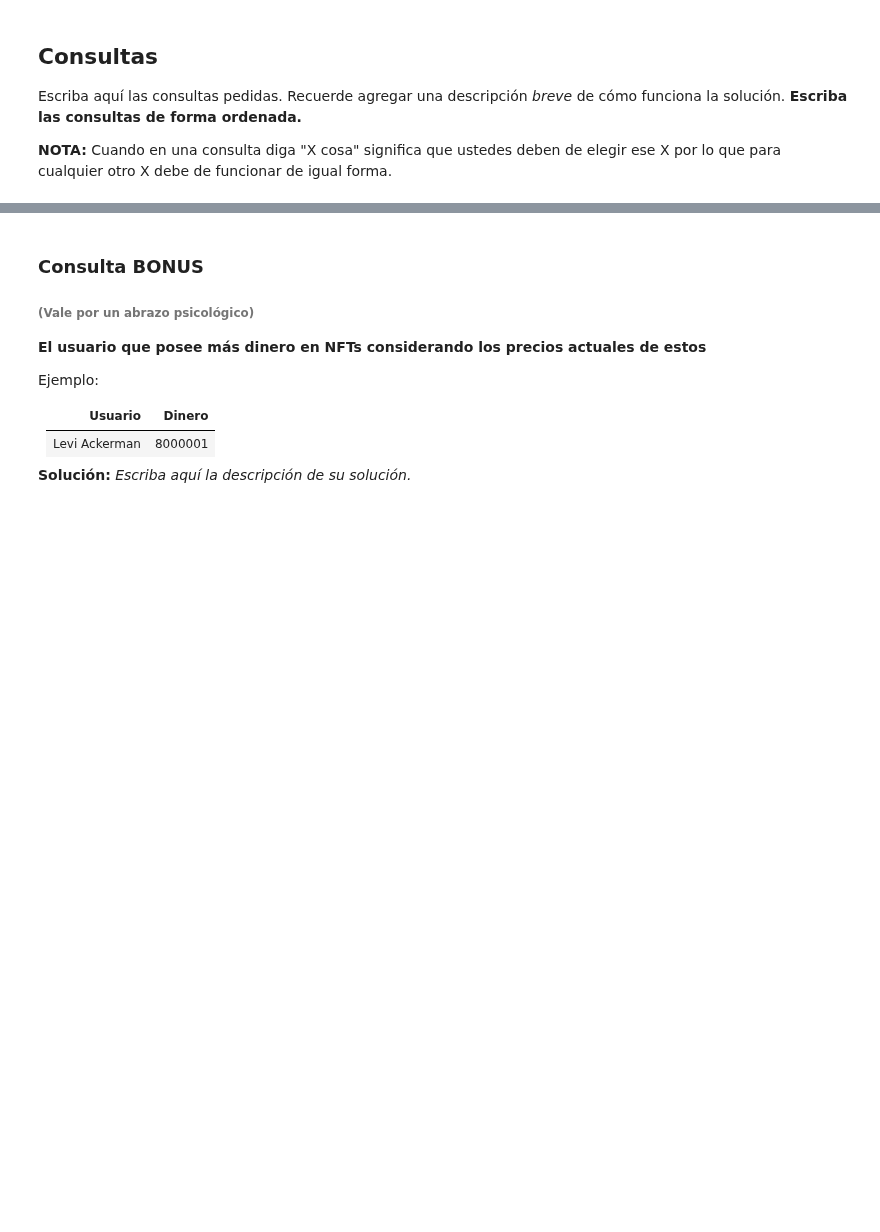
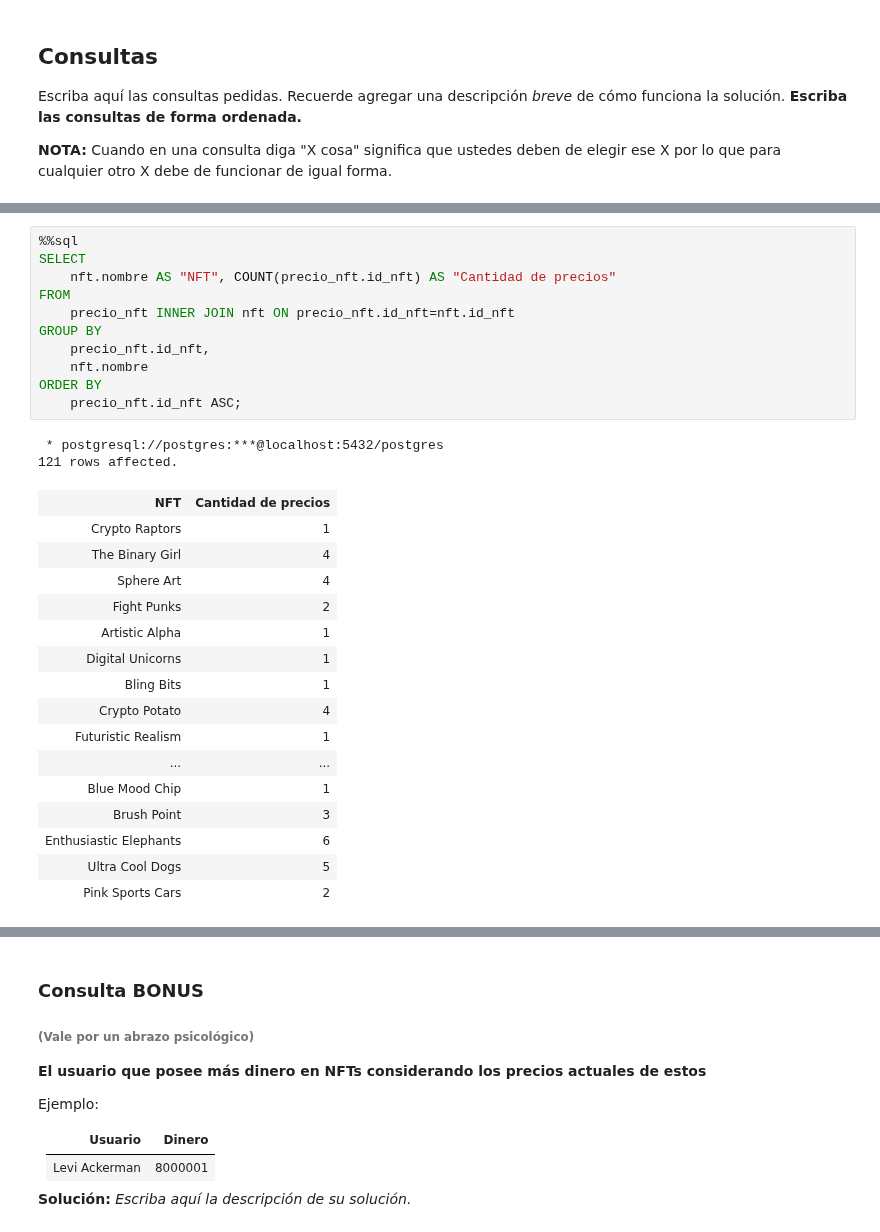
Before and after one commit to cristobalP02/tareas_BaseDeDatos, a Jupyter notebook: Tarea1_Grupo17.ipynb, the cells around one changed output, grey strips where cells are left out. Saved outputs shown, nothing was run; the diff lists cells and outputs as text; blank space fills up the shorter version.

```diff
--- a/Tarea1_Grupo17.ipynb
+++ b/Tarea1_Grupo17.ipynb
@@ -526,0 +347,30 @@ WHERE
+# %%
+%%sql
+SELECT
+    nft.nombre AS "NFT", COUNT(precio_nft.id_nft) AS "Cantidad de precios"
+FROM
+    precio_nft INNER JOIN nft ON precio_nft.id_nft=nft.id_nft
+GROUP BY
+    precio_nft.id_nft,
+    nft.nombre
+ORDER BY
+    precio_nft.id_nft ASC;
+# %% [output]
+ * postgresql://postgres:***@localhost:5432/postgres
+121 rows affected.
+| NFT | Cantidad de precios |
+| Crypto Raptors | 1 |
+| The Binary Girl | 4 |
+| Sphere Art | 4 |
+| Fight Punks | 2 |
+| Artistic Alpha | 1 |
+| Digital Unicorns | 1 |
+| Bling Bits | 1 |
+| Crypto Potato | 4 |
+| Futuristic Realism | 1 |
+| ... | ... |
+| Blue Mood Chip | 1 |
+| Brush Point | 3 |
+| Enthusiastic Elephants | 6 |
+| Ultra Cool Dogs | 5 |
+| Pink Sports Cars | 2 |
```
Also changed, not shown: parts of 45 cells of this notebook.
